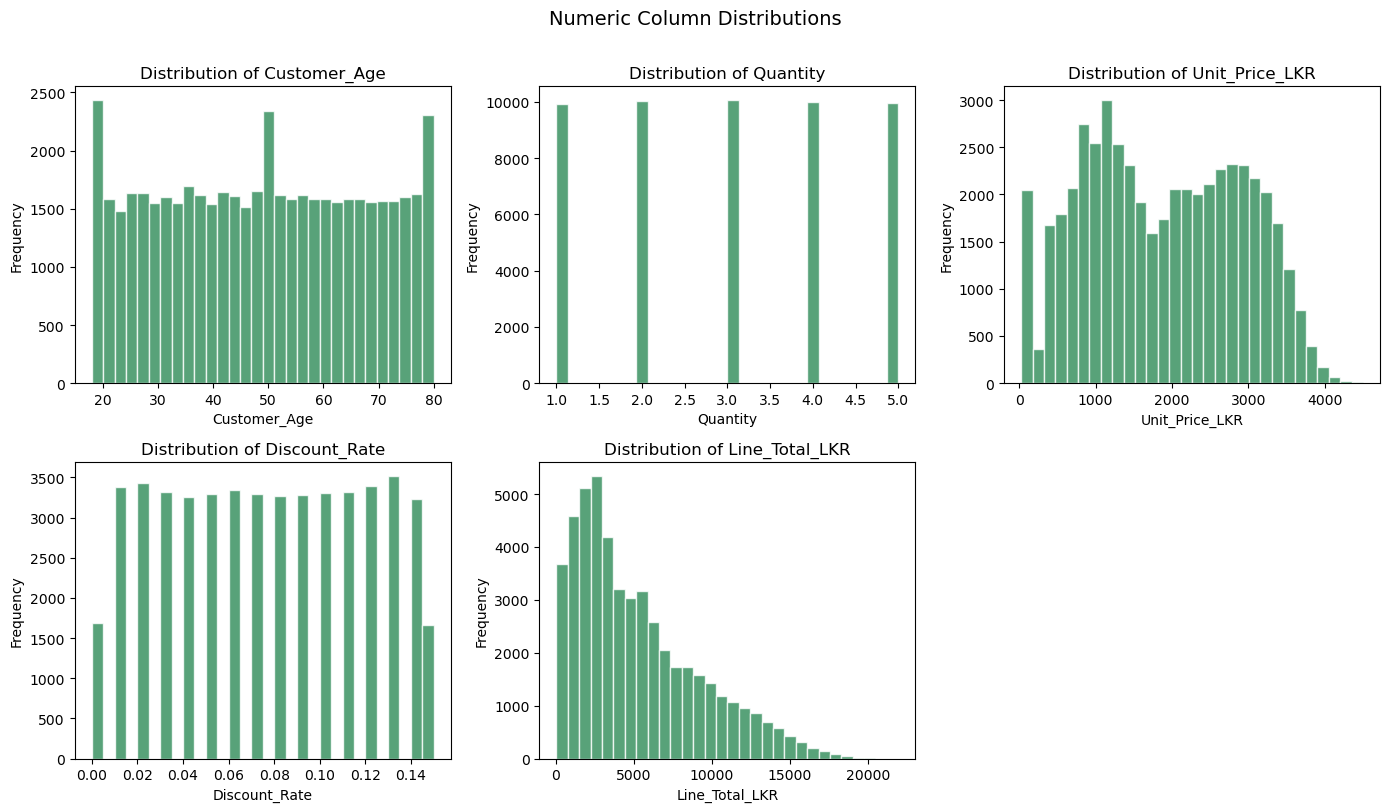
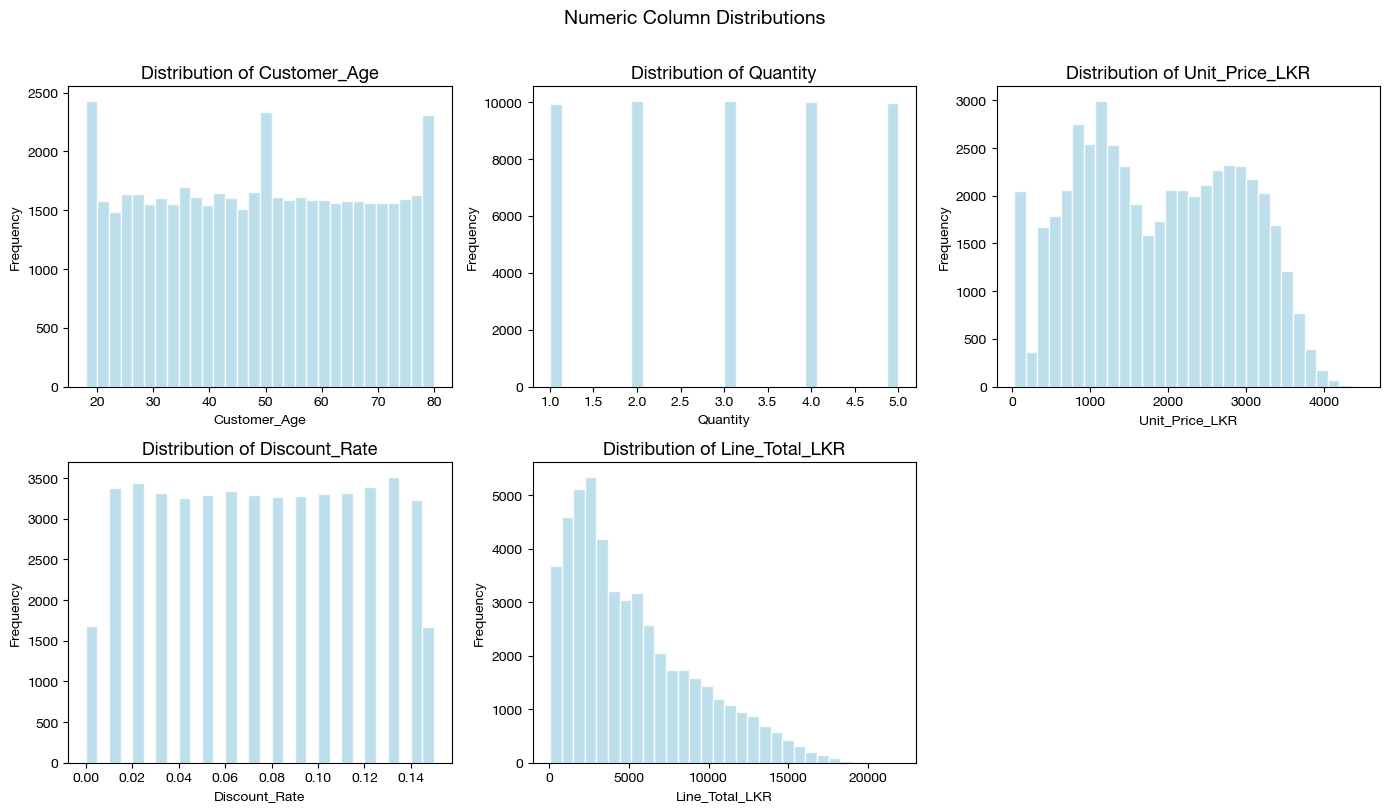
The notebook cell's code change between the first figure and the second:
--- before
+++ after
@@ -5,5 +5,5 @@
 
 for i, col in enumerate(num_cols):
-    axes[i].hist(sales[col].dropna(), bins=30, color="seagreen",
+    axes[i].hist(sales[col].dropna(), bins=30, color="lightblue",
                  edgecolor="white", alpha=0.8)
     axes[i].set_title(f"Distribution of {col}")
@@ -15,3 +15,4 @@
 plt.suptitle("Numeric Column Distributions", fontsize=14, y=1.01)
 plt.tight_layout()
+plt.savefig("numeric_distributions.png", dpi=150, bbox_inches="tight") 
 plt.show()

Commit: final